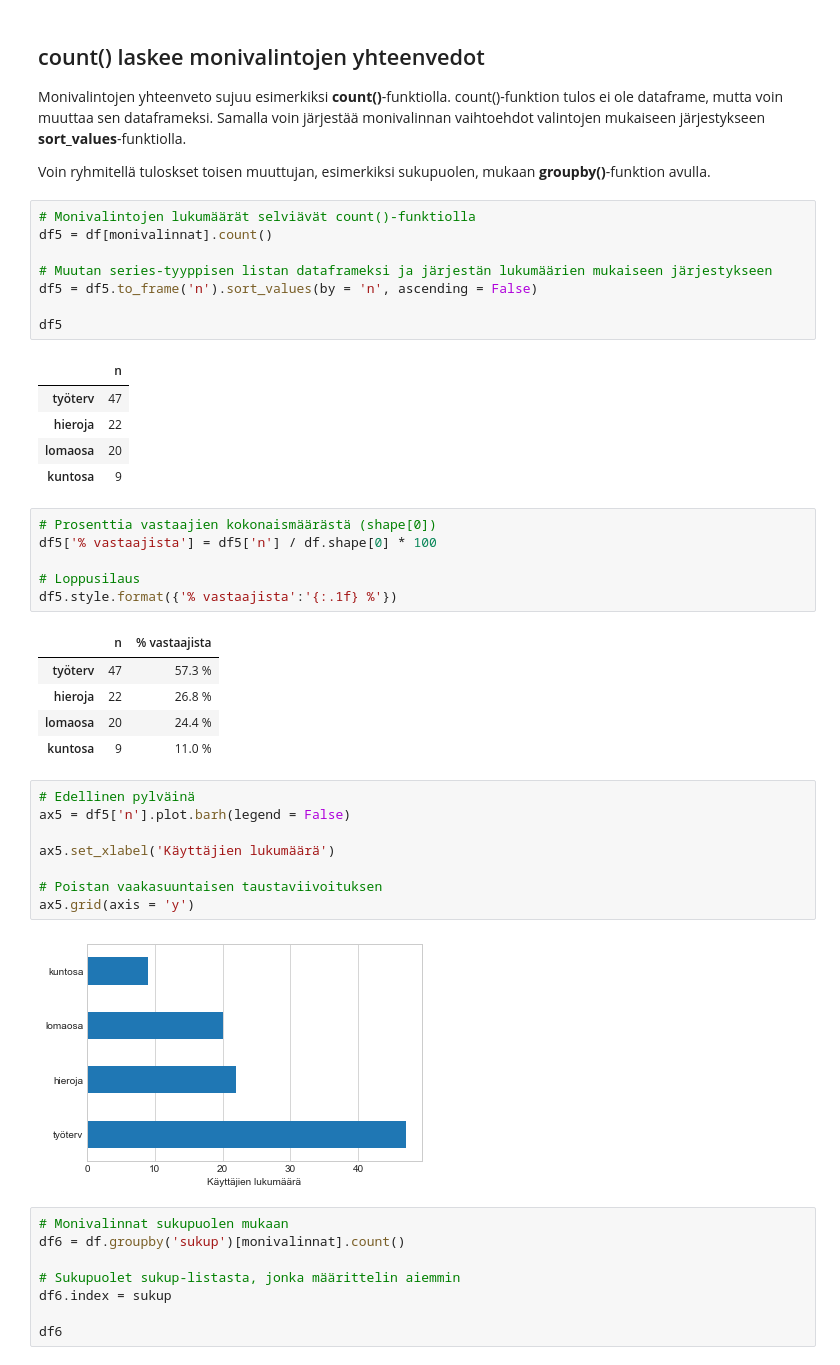
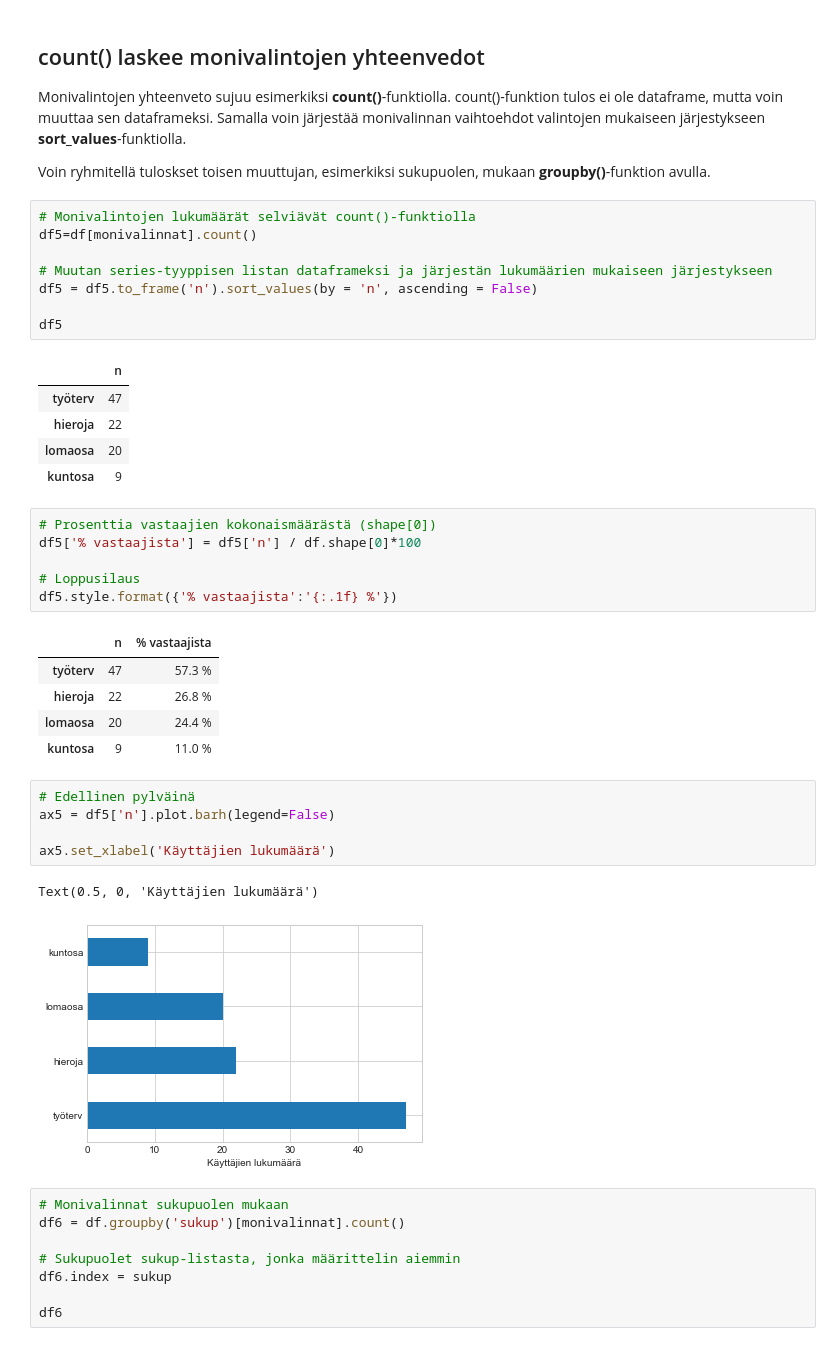
Before and after one commit to taanila/selittava, a Jupyter notebook: lukumaaria.ipynb, the cells around one changed output. Saved outputs shown, nothing was run; the diff lists cells and outputs as text.

```diff
--- a/lukumaaria.ipynb
+++ b/lukumaaria.ipynb
@@ -244,7 +239,7 @@ Monivalintojen yhteenveto sujuu esimerkiksi <b>count()</b>-funktiolla. count()-f
 Voin ryhmitellä tuloskset toisen muuttujan, esimerkiksi sukupuolen, mukaan <b>groupby()</b>-funktion avulla.
 # %%
 # Monivalintojen lukumäärät selviävät count()-funktiolla
-df5 = df[monivalinnat].count()
+df5=df[monivalinnat].count()
 
 # Muutan series-tyyppisen listan dataframeksi ja järjestän lukumäärien mukaiseen järjestykseen
 df5 = df5.to_frame('n').sort_values(by = 'n', ascending = False)
@@ -258,7 +253,7 @@ df5
 | kuntosa | 9 |
 # %%
 # Prosenttia vastaajien kokonaismäärästä (shape[0])
-df5['% vastaajista'] = df5['n'] / df.shape[0] * 100
+df5['% vastaajista'] = df5['n'] / df.shape[0]*100
 
 # Loppusilaus
 df5.style.format({'% vastaajista':'{:.1f} %'})
@@ -270,14 +265,12 @@ df5.style.format({'% vastaajista':'{:.1f} %'})
 | kuntosa | 9 | 11.0 % |
 # %%
 # Edellinen pylväinä
-ax5 = df5['n'].plot.barh(legend = False)
+ax5 = df5['n'].plot.barh(legend=False)
 
 ax5.set_xlabel('Käyttäjien lukumäärä')
-
-# Poistan vaakasuuntaisen taustaviivoituksen
-ax5.grid(axis = 'y')
 # %% [output]
+Text(0.5, 0, 'Käyttäjien lukumäärä')
-[figure, old version]
+[figure, new version]
 # %%
 # Monivalinnat sukupuolen mukaan
 df6 = df.groupby('sukup')[monivalinnat].count()
```
Also changed, not shown: parts of 18 cells of this notebook.
